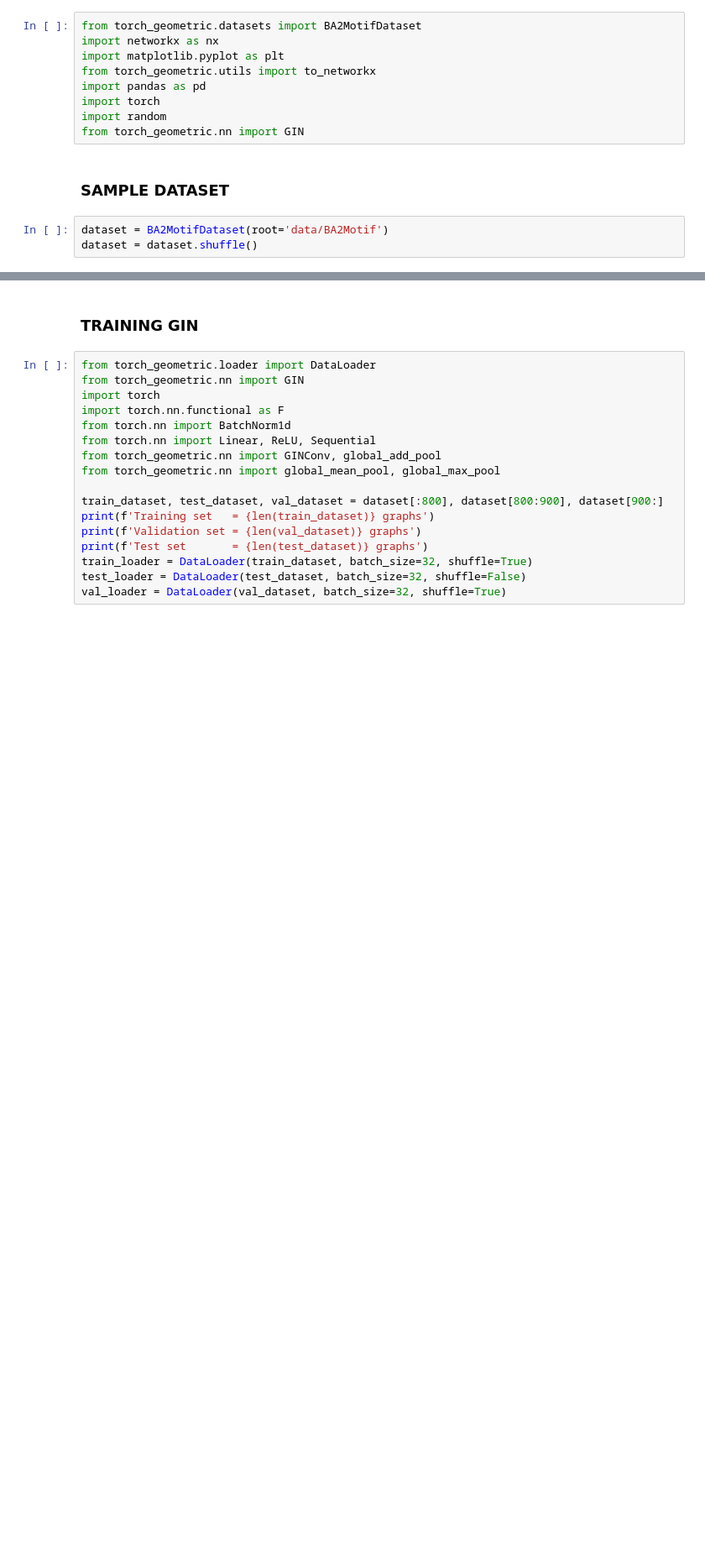
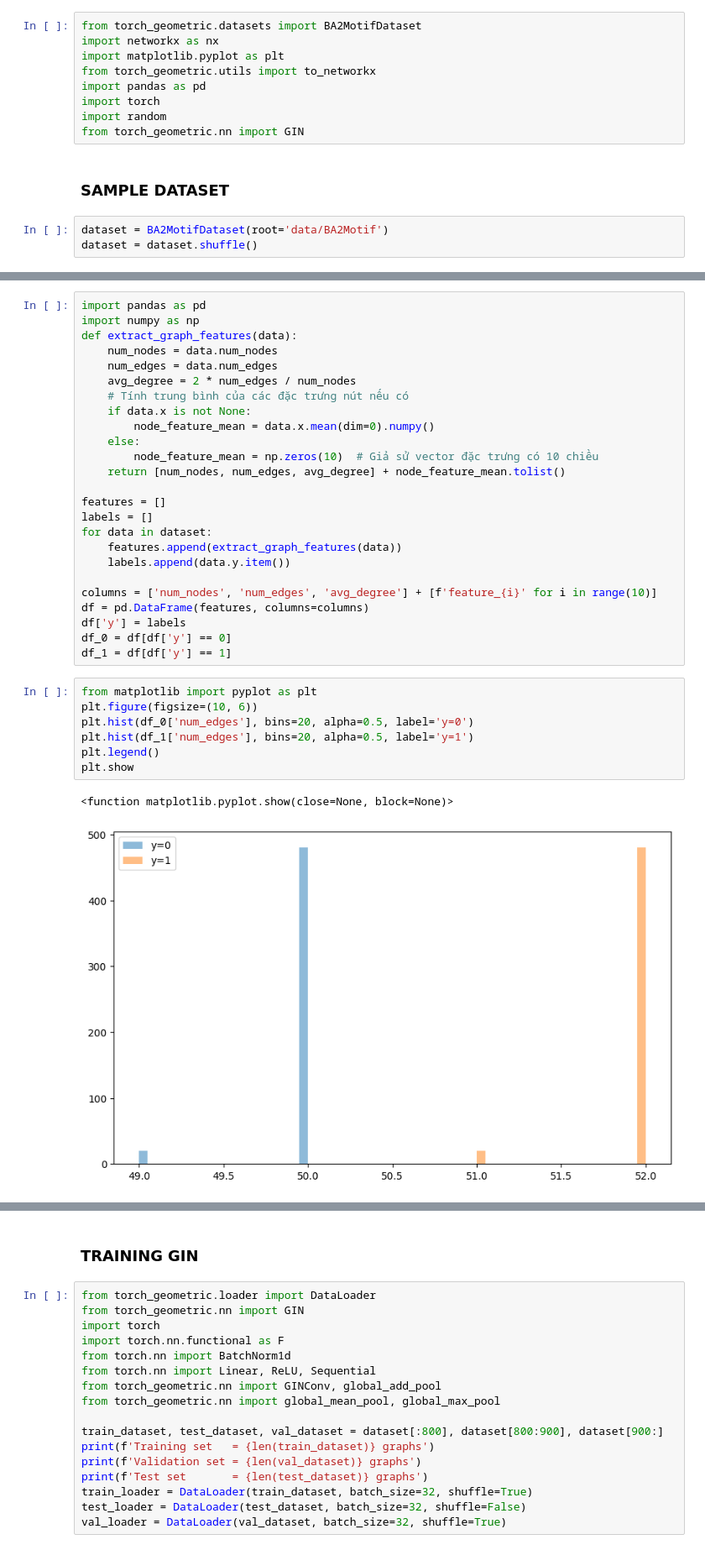
Before and after one commit to giahuy1311/Lore, a Jupyter notebook: training_GIN.ipynb, the cells around one changed output, grey strips where cells are left out. Shown at 84% size. Saved outputs shown, nothing was run; the diff lists cells and outputs as text; blank space fills up the shorter version.

Commit message:
Refine lore to explain graph with GIN

```diff
--- a/training_GIN.ipynb
+++ b/training_GIN.ipynb
@@ -27,0 +25,35 @@ plt.show()
+# %%
+import pandas as pd
+import numpy as np
+def extract_graph_features(data):
+    num_nodes = data.num_nodes
+    num_edges = data.num_edges
+    avg_degree = 2 * num_edges / num_nodes
+    # Tính trung bình của các đặc trưng nút nếu có
+    if data.x is not None:
+        node_feature_mean = data.x.mean(dim=0).numpy()
+    else:
+        node_feature_mean = np.zeros(10)  # Giả sử vector đặc trưng có 10 chiều
+    return [num_nodes, num_edges, avg_degree] + node_feature_mean.tolist()
+
+features = []
+labels = []
+for data in dataset:
+    features.append(extract_graph_features(data))
+    labels.append(data.y.item())
+
+columns = ['num_nodes', 'num_edges', 'avg_degree'] + [f'feature_{i}' for i in range(10)]
+df = pd.DataFrame(features, columns=columns)
+df['y'] = labels
+df_0 = df[df['y'] == 0]
+df_1 = df[df['y'] == 1]
+# %%
+from matplotlib import pyplot as plt
+plt.figure(figsize=(10, 6))
+plt.hist(df_0['num_edges'], bins=20, alpha=0.5, label='y=0')
+plt.hist(df_1['num_edges'], bins=20, alpha=0.5, label='y=1')
+plt.legend()
+plt.show
+# %% [output]
+<function matplotlib.pyplot.show(close=None, block=None)>
+[figure, added]
```
Also changed, not shown: parts of 22 cells of this notebook, 18 other files.
